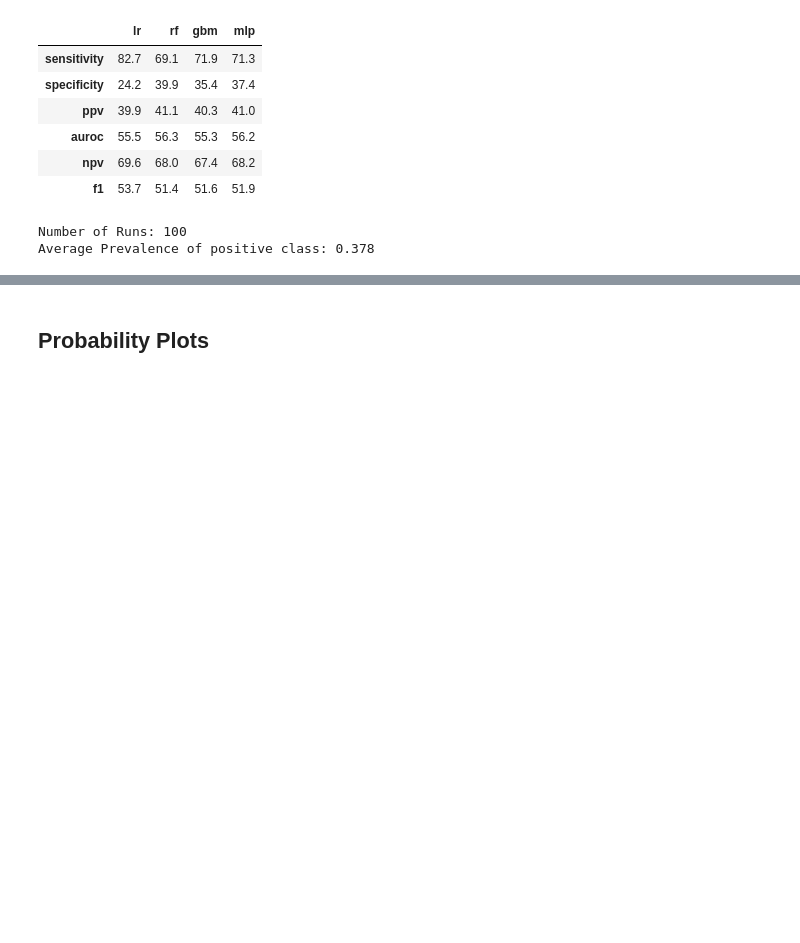
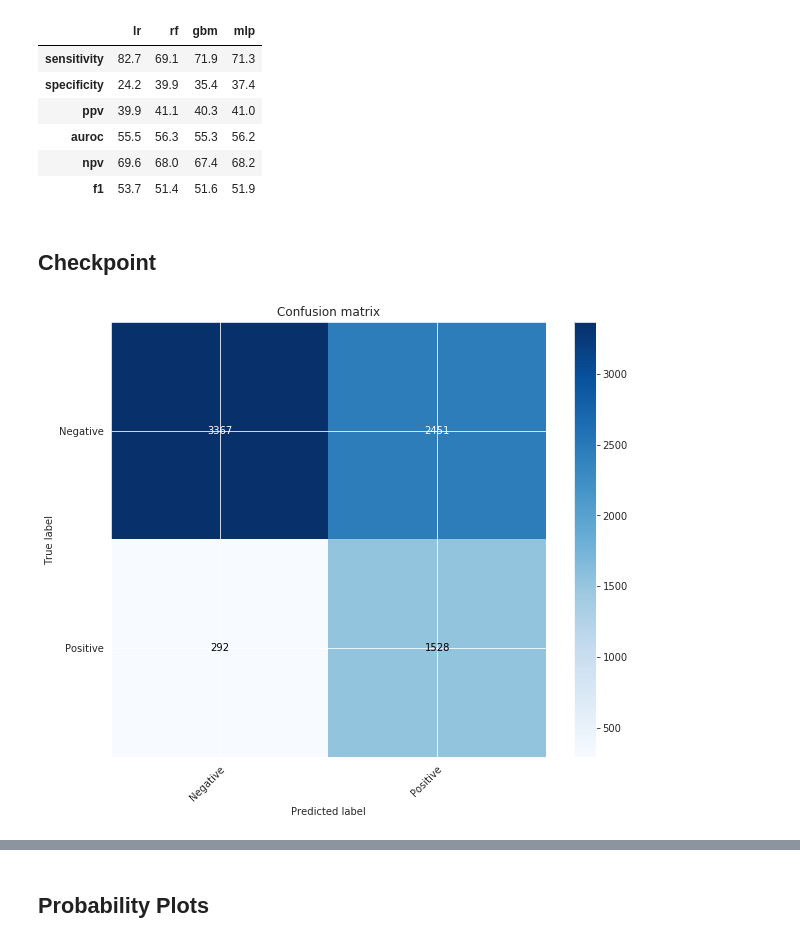
Before and after one commit to sudarshan85/imminent-adm-mimic, a Jupyter notebook: analysis/result_analysis.ipynb, the cells around one changed output, grey strips where cells are left out. Cells and saved outputs as stored; diff of their text form; code cells hidden in the pictures; blank space fills up the shorter version.

```diff
--- a/analysis/result_analysis.ipynb
+++ b/analysis/result_analysis.ipynb
@@ -100,9 +100,14 @@ ps_metrics
 | auroc | 55.5 | 56.3 | 55.3 | 56.2 |
 | npv | 69.6 | 68.0 | 67.4 | 68.2 |
 | f1 | 53.7 | 51.4 | 51.6 | 51.9 |
-# %%
-lr_bams = ps_bams['lr']
-lr_bams
-# %% [output]
-Number of Runs: 100
-Average Prevalence of positive class: 0.378
+# %% [markdown]
+## Checkpoint
+# %%
+model = 'lr'
+# %%
+ia, ps = ia_bams[model], ps_bams[model]
+# %%
+fig, ax = plt.subplots(figsize=(10, 8))
+plot_confusion_matrix(ax, ia.cm_avg, classes=['Negative', 'Positive'], normalize=False, title='Confusion matrix')
+# %% [output]
+[figure, added]
```
Also changed, not shown: parts of 7 cells of this notebook.
